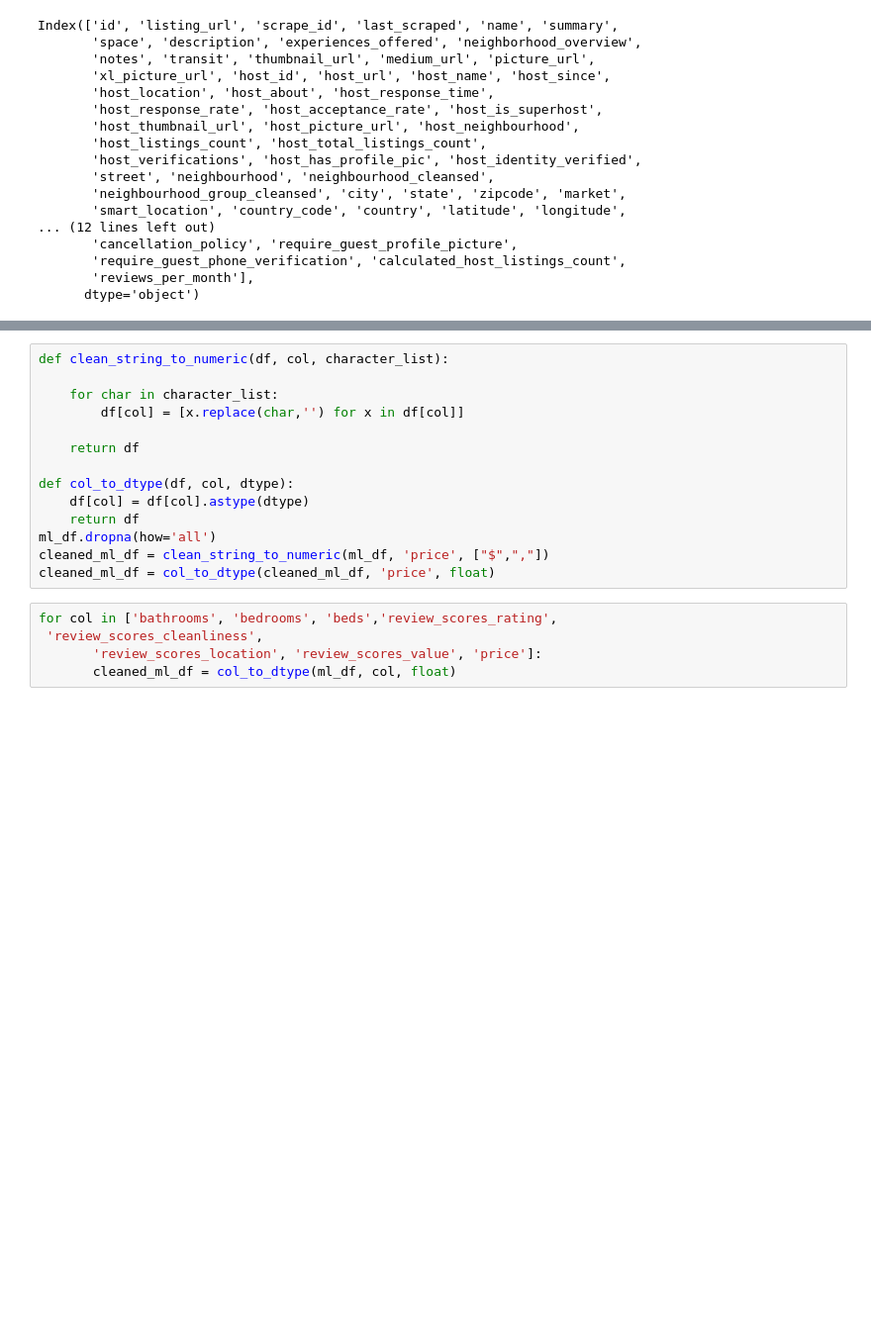
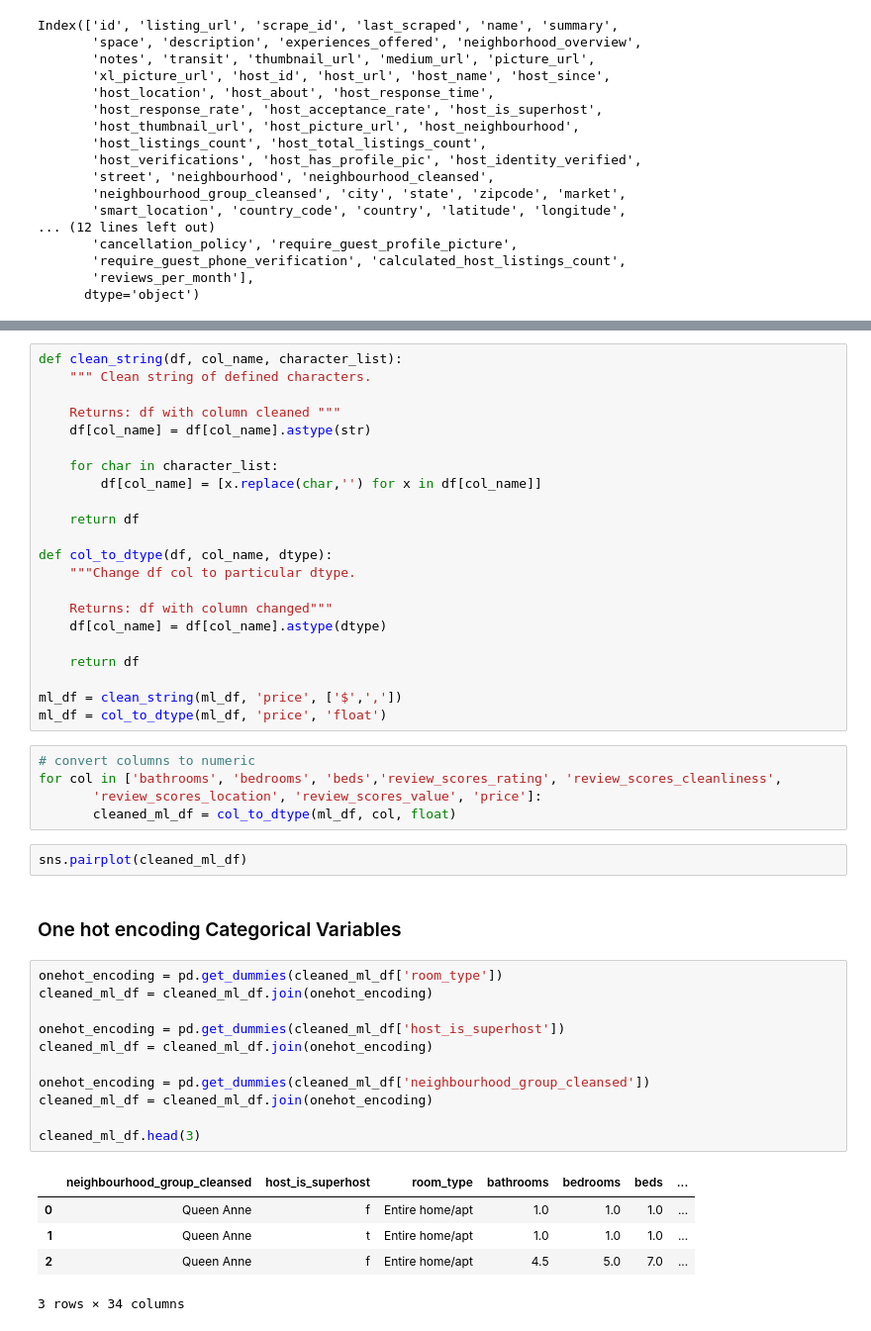
Before and after one commit to jhmarlow/UdacityDS-Project1, a Jupyter notebook: notebooks/ml_data_exploration.ipynb, the cells around one changed output, grey strips where cells are left out. Shown at 99% size. Drawn from its saved outputs; the diff is of its cells as text; blank space fills up the shorter version.

```diff
--- a/notebooks/ml_data_exploration.ipynb
+++ b/notebooks/ml_data_exploration.ipynb
@@ -99,21 +90,50 @@ ml_df.head()
 # %%
-def clean_string_to_numeric(df, col, character_list):
+def clean_string(df, col_name, character_list):
+    """ Clean string of defined characters.
+
+    Returns: df with column cleaned """
+    df[col_name] = df[col_name].astype(str)
 
     for char in character_list:
-        df[col] = [x.replace(char,'') for x in df[col]]
+        df[col_name] = [x.replace(char,'') for x in df[col_name]]
 
     return df
 
-def col_to_dtype(df, col, dtype):
-    df[col] = df[col].astype(dtype)
+def col_to_dtype(df, col_name, dtype):
+    """Change df col to particular dtype.
+
+    Returns: df with column changed"""
+    df[col_name] = df[col_name].astype(dtype)
+
     return df
-ml_df.dropna(how='all')
-cleaned_ml_df = clean_string_to_numeric(ml_df, 'price', ["$",","])
-cleaned_ml_df = col_to_dtype(cleaned_ml_df, 'price', float)
+
+ml_df = clean_string(ml_df, 'price', ['$',','])
+ml_df = col_to_dtype(ml_df, 'price', 'float')
 # %%
-for col in ['bathrooms', 'bedrooms', 'beds','review_scores_rating',
- 'review_scores_cleanliness',
+# convert columns to numeric
+for col in ['bathrooms', 'bedrooms', 'beds','review_scores_rating', 'review_scores_cleanliness',
        'review_scores_location', 'review_scores_value', 'price']:
        cleaned_ml_df = col_to_dtype(ml_df, col, float)
+# %%
+sns.pairplot(cleaned_ml_df)
+# %% [markdown]
+### One hot encoding Categorical Variables
+# %%
+onehot_encoding = pd.get_dummies(cleaned_ml_df['room_type'])
+cleaned_ml_df = cleaned_ml_df.join(onehot_encoding)
+
+onehot_encoding = pd.get_dummies(cleaned_ml_df['host_is_superhost'])
+cleaned_ml_df = cleaned_ml_df.join(onehot_encoding)
+
+onehot_encoding = pd.get_dummies(cleaned_ml_df['neighbourhood_group_cleansed'])
+cleaned_ml_df = cleaned_ml_df.join(onehot_encoding)
+
+cleaned_ml_df.head(3)
+# %% [output]
+|  | neighbourhood_group_cleansed | host_is_superhost | room_type | bathrooms | bedrooms | beds | ... |
+| 0 | Queen Anne | f | Entire home/apt | 1.0 | 1.0 | 1.0 | ... |
+| 1 | Queen Anne | t | Entire home/apt | 1.0 | 1.0 | 1.0 | ... |
+| 2 | Queen Anne | f | Entire home/apt | 4.5 | 5.0 | 7.0 | ... |
+3 rows × 34 columns
 # %%
 cleaned_ml_df = cleaned_ml_df.dropna(how='any')
```
Also changed, not shown: parts of 17 cells of this notebook.
